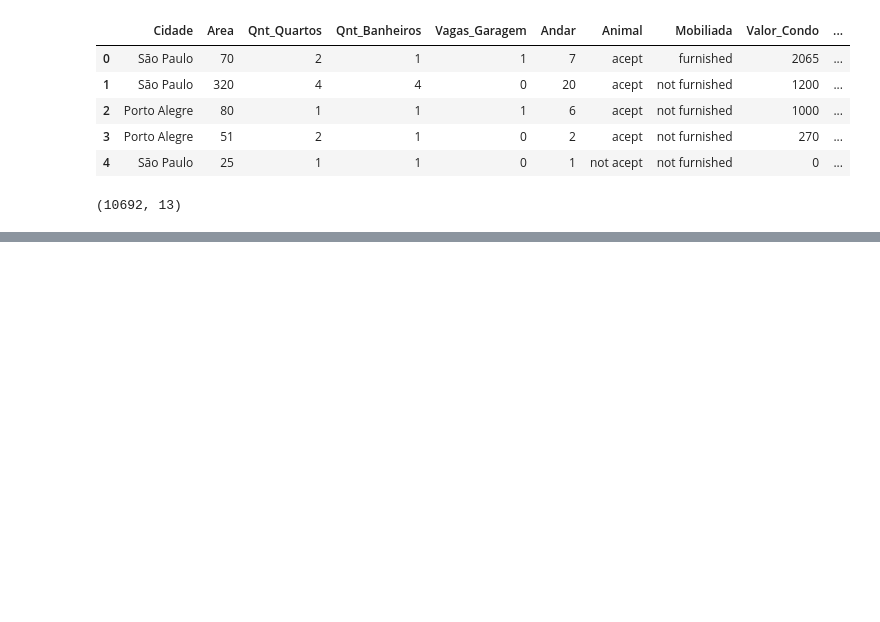
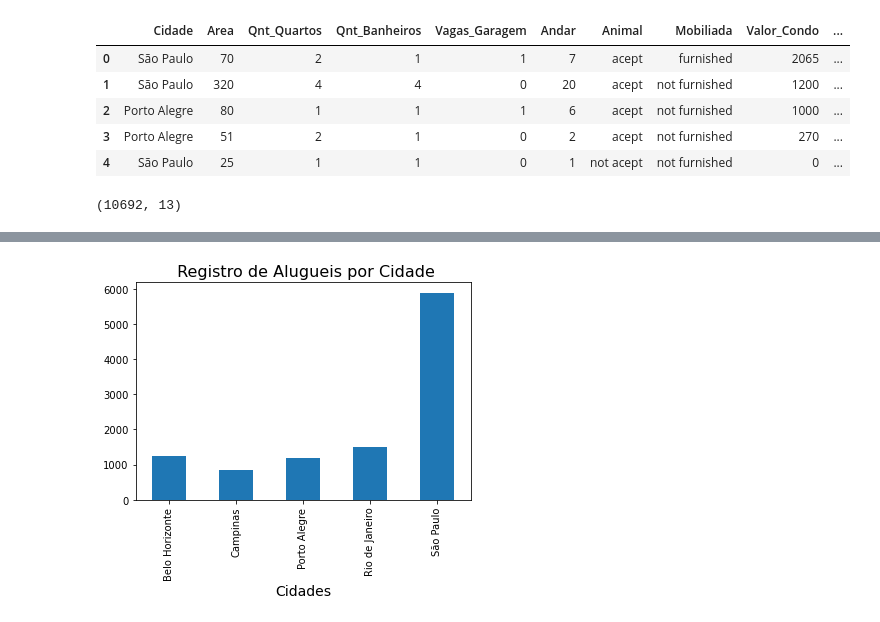
Before and after one commit to Eduu1/Portf-lio-Data-Science, a Jupyter notebook: Projeto-/Projeto - Houses_to_rent.ipynb, the cells around one changed output, grey strips where cells are left out. Saved outputs shown, nothing was run; the diff lists cells and outputs as text; code cells hidden in the pictures; blank space fills up the shorter version.

```diff
--- a/Projeto-/Projeto - Houses_to_rent.ipynb
+++ b/Projeto-/Projeto - Houses_to_rent.ipynb
@@ -35,0 +84,6 @@ dados.shape
+# %%
+dados_copia = dados.copy()
+# %%
+colunas_Selecionadas = ['Cidade', 'Qnt_Quartos','Valor_Aluguel']
+dados_agrupado = dados_copia.filter(items = colunas_Selecionadas)
+dados_agrupado.head()
@@ -35,0 +107,7 @@ dados.shape
+# %%
+dados_agrupado.groupby('Cidade').size().plot(kind = 'bar')
+plt.title(' Registro de Alugueis por Cidade', fontdict = {'size': 16})
+plt.xlabel('Cidades', fontdict = {'size': 14})
+plt.show()
+# %% [output]
+[figure, added]
```
Also changed, not shown: parts of 11 cells of this notebook.
